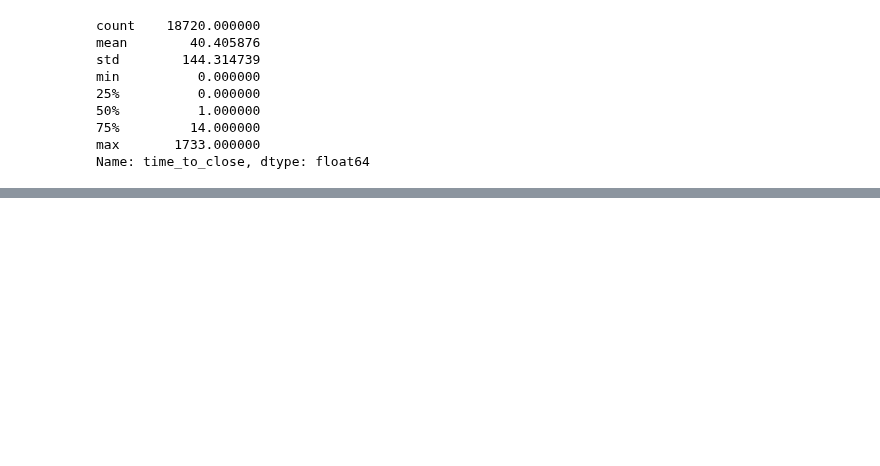
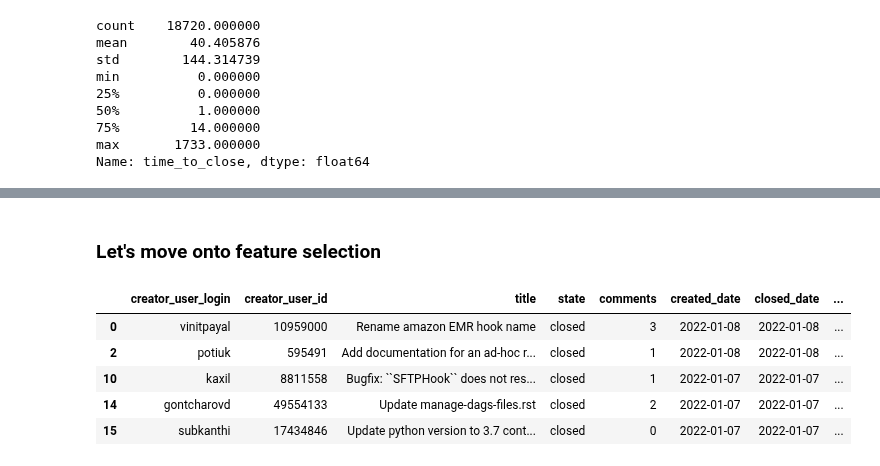
Before and after one commit to AmirZahre/Github_Org_Repo_Analysis, a Jupyter notebook: astronomer_V1.ipynb, the cells around one changed output, grey strips where cells are left out. Drawn from its saved outputs; the diff is of its cells as text; code cells hidden in the pictures; blank space fills up the shorter version.

```diff
--- a/astronomer_V1.ipynb
+++ b/astronomer_V1.ipynb
@@ -882,3 +900,14 @@ Name: time_to_close, Length: 654, dtype: int64
+# %% [markdown]
+### Let's move onto feature selection
+# %%
+df_ml.head()
+# %% [output]
+|  | creator_user_login | creator_user_id | title | state | comments | created_date | closed_date | ... |
+| 0 | vinitpayal | 10959000 | Rename amazon EMR hook name | closed | 3 | 2022-01-08 | 2022-01-08 | ... |
+| 2 | potiuk | 595491 | Add documentation for an ad-hoc r... | closed | 1 | 2022-01-08 | 2022-01-08 | ... |
+| 10 | kaxil | 8811558 | Bugfix: ``SFTPHook`` does not res... | closed | 1 | 2022-01-07 | 2022-01-07 | ... |
+| 14 | gontcharovd | 49554133 | Update manage-dags-files.rst | closed | 2 | 2022-01-07 | 2022-01-07 | ... |
+| 15 | subkanthi | 17434846 | Update python version to 3.7 cont... | closed | 0 | 2022-01-07 | 2022-01-07 | ... |
 # %%
 '''
 Which of the features above should we include in our ML model?
```
Also changed, not shown: parts of 18 cells of this notebook.
